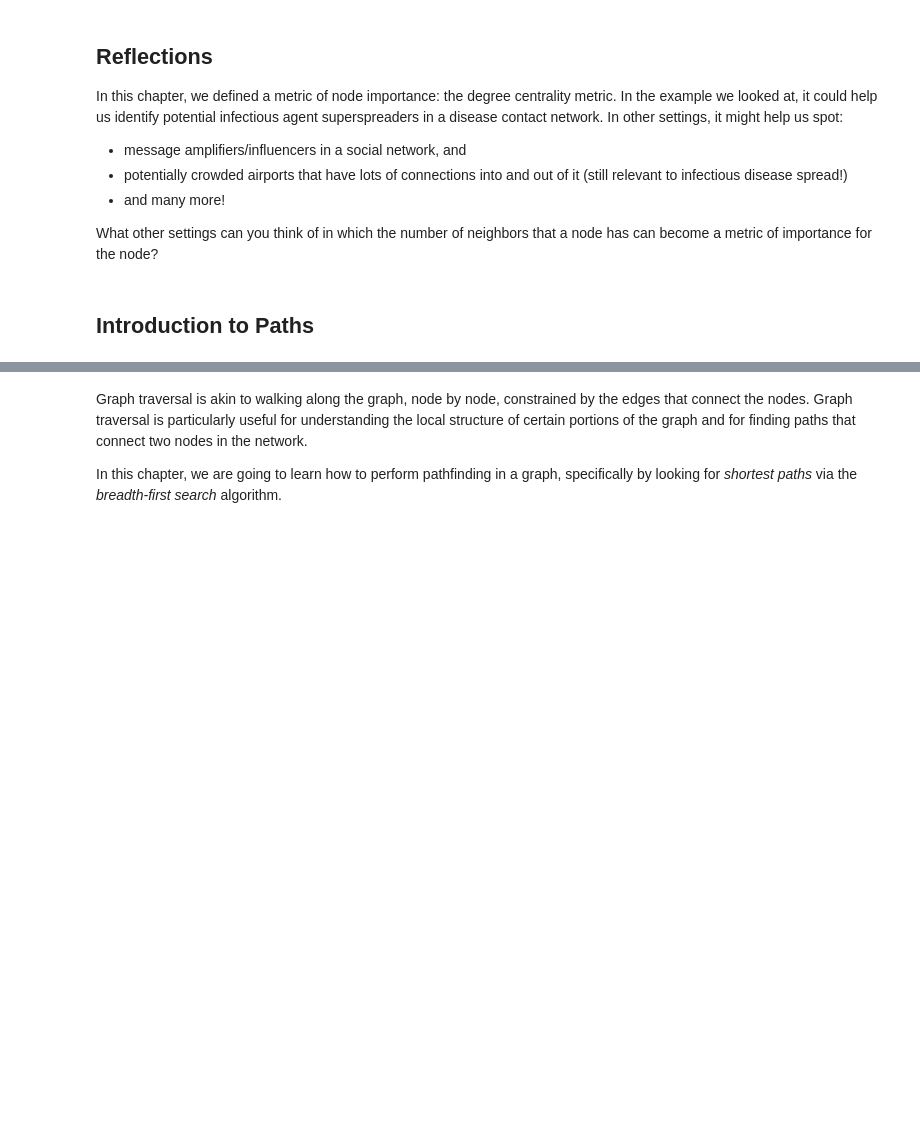
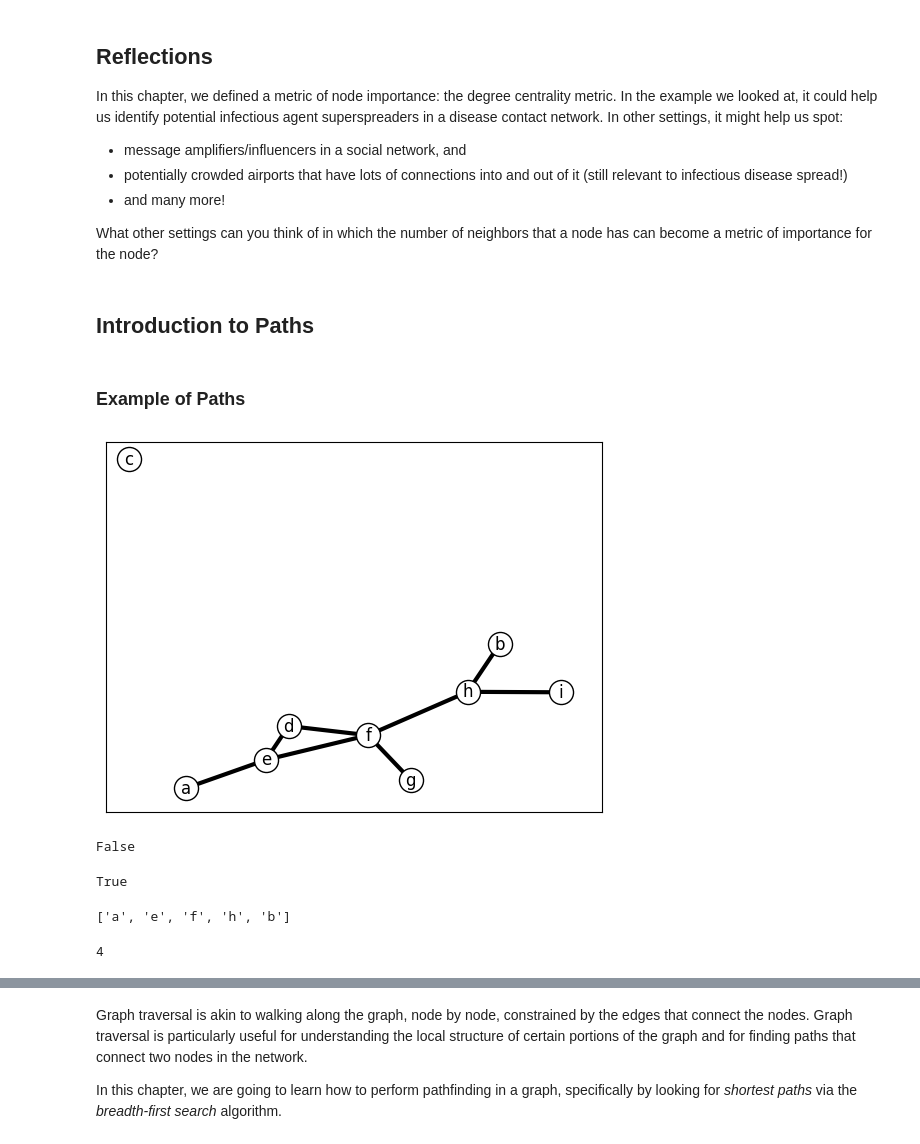
Before and after one commit to terrematte/network_analysis, a Jupyter notebook: notebooks/02_hubs_path_and_structures.ipynb, the cells around one changed output, grey strips where cells are left out. Drawn from its saved outputs; the diff is of its cells as text; code cells hidden in the pictures; blank space fills up the shorter version.

```diff
--- a/notebooks/02_hubs_path_and_structures.ipynb
+++ b/notebooks/02_hubs_path_and_structures.ipynb
@@ -402,3 +519,42 @@ warnings.filterwarnings('ignore')
 from IPython.display import YouTubeVideo
 
 YouTubeVideo(id="JjpbztqP9_0", width="100%")
+# %% [markdown]
+### Example of Paths
+# %%
+import networkx as nx
+G = nx.Graph()
+# %%
+nodes_list = ['a', 'b', 'c', 'd', 'e', 'f', 'g', 'h', 'i']
+G.add_nodes_from(nodes_list)
+# %%
+edges_list = [('a', 'e'), ('e', 'd'), ('d', 'f'), ('e', 'f'), ('f', 'h'), ('h', 'b'), ('h', 'i'), ('f', 'g')]
+G.add_edges_from(edges_list)
+# %%
+options = {
+    "font_size": 12,
+    "node_size": 300,
+    "node_color": "white",
+    "edgecolors": "black",
+    "linewidths": 1,
+    "width": 3,
+}
+nx.draw_networkx(G, **options)
+# %% [output]
+[figure, added]
+# %%
+nx.has_path(G, 'a', 'c') 			# False
+# %% [output]
+False
+# %%
+nx.has_path(G, 'a', 'b') 			# True
+# %% [output]
+True
+# %%
+nx.shortest_path(G, 'a', 'b') 		# ['a', 'e', 'f', 'h', 'b']
+# %% [output]
+['a', 'e', 'f', 'h', 'b']
+# %%
+nx.shortest_path_length(G, 'a', 'b') # 4
+# %% [output]
+4
```
Also changed, not shown: parts of 46 cells of this notebook, 4 other files.
